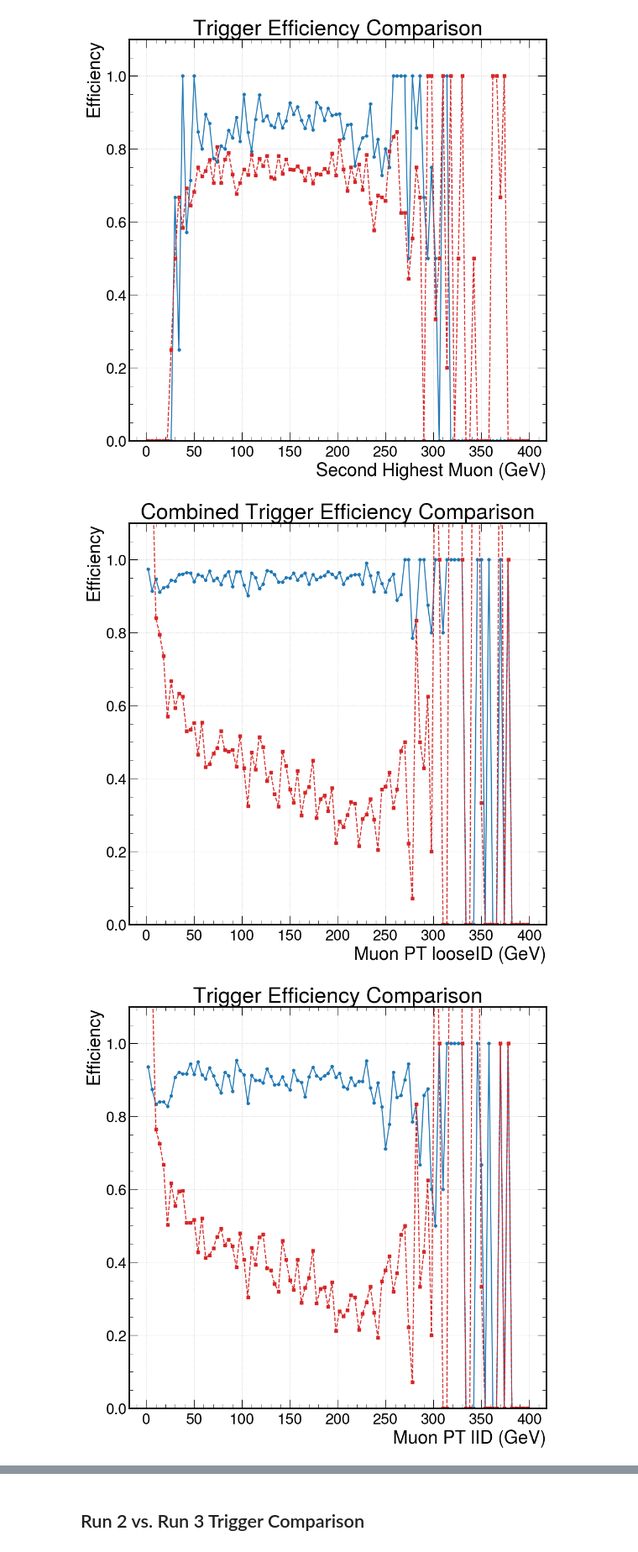
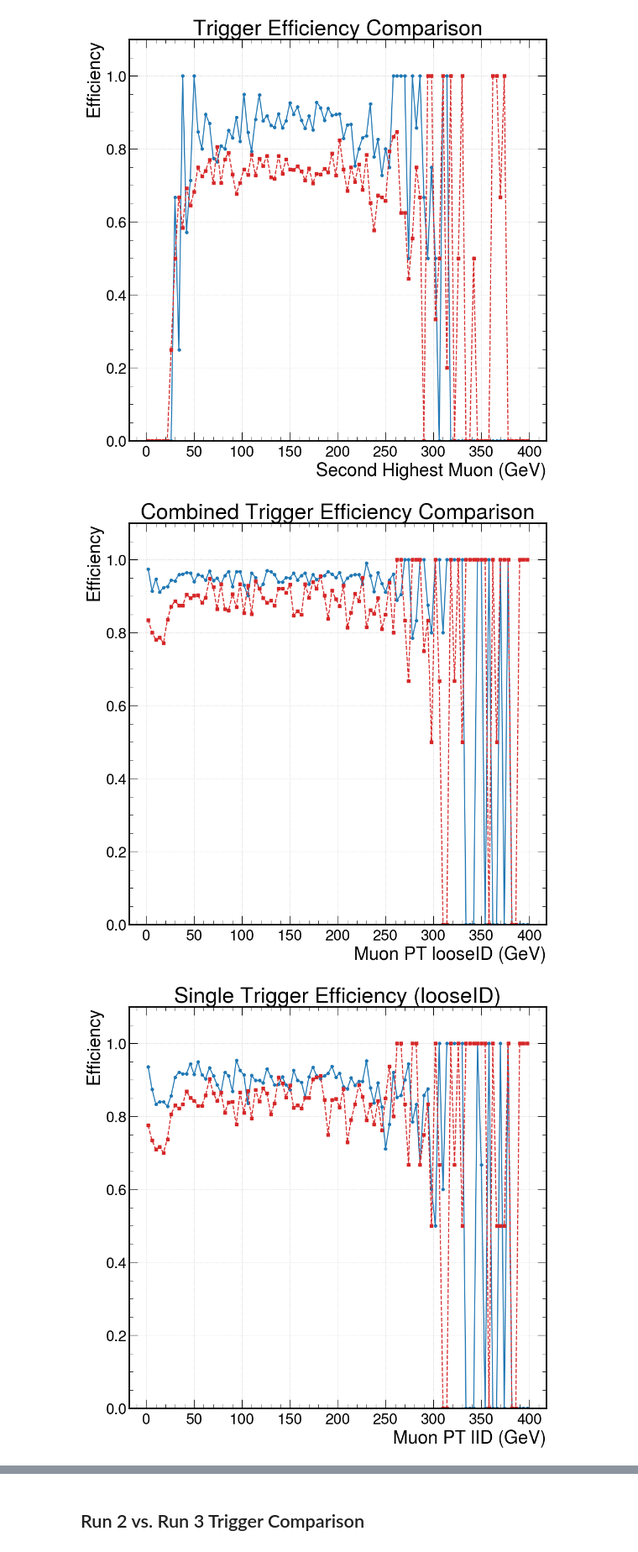
Before and after one commit to sbuwang/SIDM, a Jupyter notebook: sidm/R3_R2_comparison.ipynb, the cells around one changed output, grey strips where cells are left out. Shown at 84% size. Saved outputs shown, nothing was run; the diff lists cells and outputs as text; code cells hidden in the pictures.

```diff
--- a/sidm/R3_R2_comparison.ipynb
+++ b/sidm/R3_R2_comparison.ipynb
@@ -682,6 +690,16 @@ R3HLT_DoubleL2Mu25NoVtx_2Cha_Eta2p4 = R3Events['HLT_DoubleL2Mu25NoVtx_2Cha_Eta2p
 R2HLT_DoubleL2Mu30NoVtx_2Cha_Eta2p4 = R2Events['HLT_DoubleL2Mu30NoVtx_2Cha_Eta2p4'].array()
 
 R3HLT_DoubleL2Mu30NoVtx_2Cha_Eta2p4 = R3Events['HLT_DoubleL2Mu25NoVtx_2Cha_Eta2p4'].array()
+# %%
+R3HLT_DoubleL2Mu23NoVtx_2Cha = R3Events['HLT_DoubleL2Mu23NoVtx_2Cha'].array()
+R3HLT_DoubleL2Mu23NoVtx_2Cha_CosmicSeed = R3Events['HLT_DoubleL2Mu23NoVtx_2Cha_CosmicSeed'].array()
+R3HLT_DoubleL2Mu25NoVtx_2Cha_CosmicSeed_Eta2p4 = R3Events['HLT_DoubleL2Mu25NoVtx_2Cha_CosmicSeed_Eta2p4'].array()
+R3HLT_DoubleL2Mu25NoVtx_2Cha_Eta2p4 = R3Events['HLT_DoubleL2Mu25NoVtx_2Cha_Eta2p4'].array()
+# %%
+R2HLT_DoubleL2Mu23NoVtx_2Cha = R2Events['HLT_DoubleL2Mu23NoVtx_2Cha'].array()
+R2HLT_DoubleL2Mu23NoVtx_2Cha_CosmicSeed = R2Events['HLT_DoubleL2Mu23NoVtx_2Cha_CosmicSeed'].array()
+R2HLT_DoubleL2Mu25NoVtx_2Cha_CosmicSeed_Eta2p4 = R2Events['HLT_DoubleL2Mu25NoVtx_2Cha_CosmicSeed_Eta2p4'].array()
+R2HLT_DoubleL2Mu25NoVtx_2Cha_Eta2p4 = R2Events['HLT_DoubleL2Mu25NoVtx_2Cha_Eta2p4'].array()
 # %%
 R2all_branch_names = list(R2Events.keys())
 R3all_branch_names = list(R3Events.keys())
@@ -921,7 +939,7 @@ den2 = hist.Hist(pt_axis)
 num1.fill(ak.flatten(R2Muon_pt_lID[R2combined_mask]))
 num2.fill(ak.flatten(R3Muon_pt_lID[R3combined_mask]))
 den1.fill(ak.flatten(R2Muon_pt_lID))
-den2.fill(ak.flatten(R2Muon_pt_lID))
+den2.fill(ak.flatten(R3Muon_pt_lID))
 
 #Plot
 plot_result = plot_efficiency_only(
@@ -936,35 +954,35 @@ plot_result = plot_efficiency_only(
     error_opts={"marker": "o", "ms": 4}
 )
 # %% [output]
-[figure, old version]
+[figure, new version]
 # %%
 #Define the histograms and the axis
 pt_axis = hist.axis.Regular(100, 0, 400, name="pt")
 num1 = hist.Hist(pt_axis)
 den1 = hist.Hist(pt_axis)
 num2 = hist.Hist(pt_axis)
 den2 = hist.Hist(pt_axis)
 
 #Fill the histograms with the flattened arrays
 num1.fill(ak.flatten(R2Muon_pt_lID[R2HLT_DoubleL2Mu25NoVtx_2Cha_Eta2p4]))
 num2.fill(ak.flatten(R3Muon_pt_lID[R3HLT_DoubleL2Mu25NoVtx_2Cha_Eta2p4]))
 den1.fill(ak.flatten(R2Muon_pt_lID))
-den2.fill(ak.flatten(R2Muon_pt_lID))
+den2.fill(ak.flatten(R3Muon_pt_lID))
 
 #Plot
 plot_result = plot_efficiency_only(
     num1,
     num2,
     den1,
     den2,
     label1="R2",
     label2="R3",
-    title="Trigger Efficiency Comparison",
+    title="Single Trigger Efficiency (looseID)",
     x_label="Muon PT lID (GeV)",
     error_opts={"marker": "o", "ms": 4}
 )
 # %% [output]
-[figure, old version]
+[figure, new version]
 # %%
 #Define the histograms and the axis
 pt_axis = hist.axis.Regular(100, 0, 400, name="pt")
```
Also changed, not shown: parts of 20 cells of this notebook.
